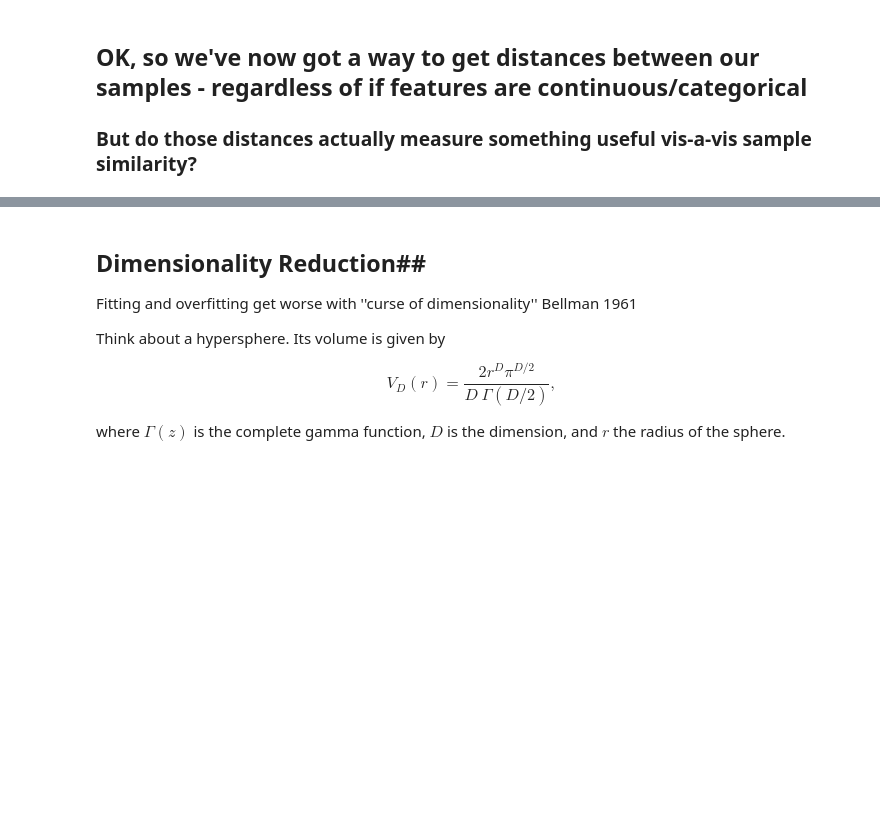
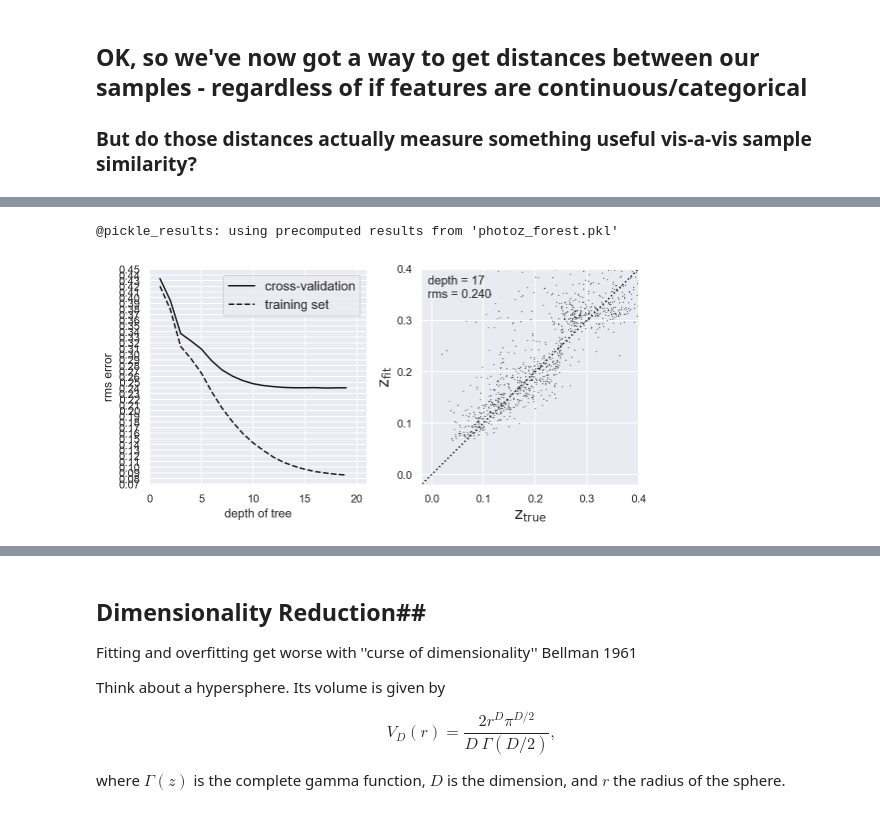
Before and after one commit to gnarayan/ast596_2020_Spring, a Jupyter notebook: lecture/12/week12.ipynb, the cells around one changed output, grey strips where cells are left out. Saved outputs shown, nothing was run; the diff lists cells and outputs as text; code cells hidden in the pictures; blank space fills up the shorter version.

```diff
--- a/lecture/12/week12.ipynb
+++ b/lecture/12/week12.ipynb
@@ -195,0 +228,77 @@ qso_features.head()
+# %%
+# We'll split the training and test set up, using 3000 QSOs for training and the rest for testing
+mag = qso_features
+z = qso_redshifts
+mag_train, mag_test, z_train, z_test = train_test_split(mag, z, test_size=0.7, random_state=42)
+# %%
+#------------------------------------------------------------
+# Compute the results
+#  This is a long computation, so we'll save the results to a pickle.
+@pickle_results('photoz_forest.pkl')
+def compute_photoz_forest(depth):
+    rms_test = np.zeros(len(depth))
+    rms_train = np.zeros(len(depth))
+    i_best = 0
+    z_fit_best = None
+
+    for i, d in enumerate(depth):
+
+        ### YOU CAN CHANGE N_ESTIMATORS IF YOU LIKE
+        clf = RandomForestRegressor(n_estimators=100,
+                                    max_depth=d, random_state=0)
+        clf.fit(mag_train, z_train)
+
+        z_fit_train = clf.predict(mag_train)
+        z_fit = clf.predict(mag_test)
+        rms_train[i] = np.mean(np.sqrt((z_fit_train - z_train) ** 2))
+        rms_test[i] = np.mean(np.sqrt((z_fit - z_test) ** 2))
+
+        if rms_test[i] <= rms_test[i_best]:
+            i_best = i
+            z_fit_best = z_fit
+
+    return rms_test, rms_train, i_best, z_fit_best, clf
+
+depth = np.arange(1, 20)
+rms_test, rms_train, i_best, z_fit_best, clf = compute_photoz_forest(depth)
+best_depth = depth[i_best]
+
+#------------------------------------------------------------
+# Plot the results
+fig = plt.figure(figsize=(8, 4))
+fig.subplots_adjust(wspace=0.25,
+                    left=0.1, right=0.95,
+                    bottom=0.15, top=0.9)
+
+# left panel: plot cross-validation results
+ax = fig.add_subplot(121)
+ax.plot(depth, rms_test, '-k', label='cross-validation')
+ax.plot(depth, rms_train, '--k', label='training set')
+ax.legend(loc=1, prop=dict(size=13))
+
+ax.set_xlabel('depth of tree')
+ax.set_ylabel('rms error')
+
+ax.set_xlim(0, 21)
+#ax.set_ylim(0.009,  0.04)
+ax.yaxis.set_major_locator(plt.MultipleLocator(0.01))
+
+# right panel: plot best fit
+ax = fig.add_subplot(122)
+ax.scatter(z_test, z_fit_best, s=1, lw=0, c='k')
+ax.plot([-0.1, 0.4], [-0.1, 0.4], ':k')
+ax.text(0.03, 0.97, "depth = %i\nrms = %.3f" % (best_depth, rms_test[i_best]),
+        ha='left', va='top', transform=ax.transAxes)
+
+ax.set_xlabel(r'$\rm z_{true}$', fontsize=16)
+ax.set_ylabel(r'$\rm z_{fit}$', fontsize=16)
+
+ax.set_xlim(-0.02, 0.4001)
+ax.set_ylim(-0.02, 0.4001)
+ax.xaxis.set_major_locator(plt.MultipleLocator(0.1))
+ax.yaxis.set_major_locator(plt.MultipleLocator(0.1))
+
+plt.show()
+# %% [output]
+@pickle_results: using precomputed results from 'photoz_forest.pkl'
+[figure, added]
```
Also changed, not shown: parts of 16 cells of this notebook, 2 other files.
